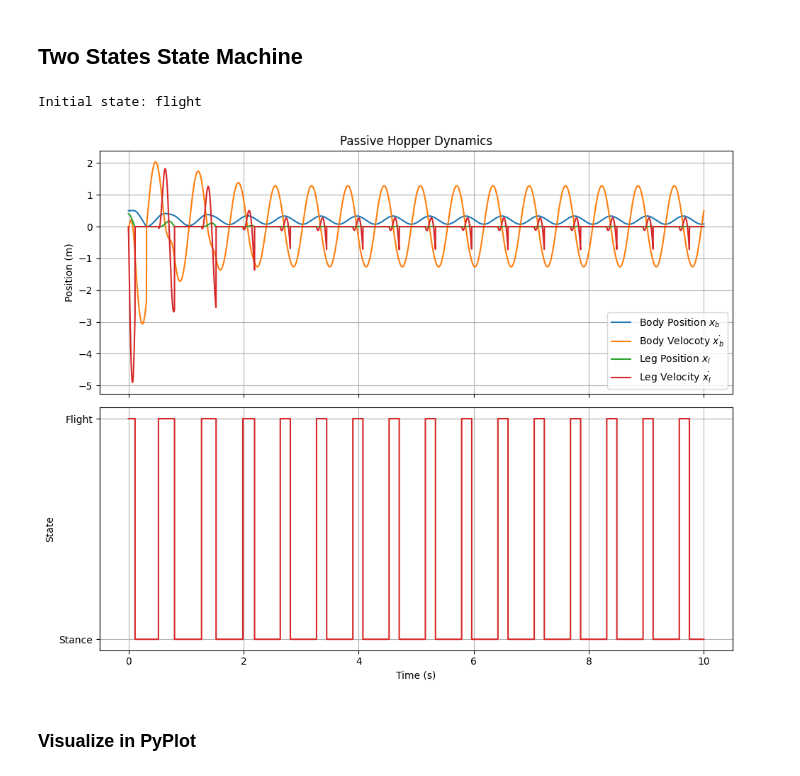
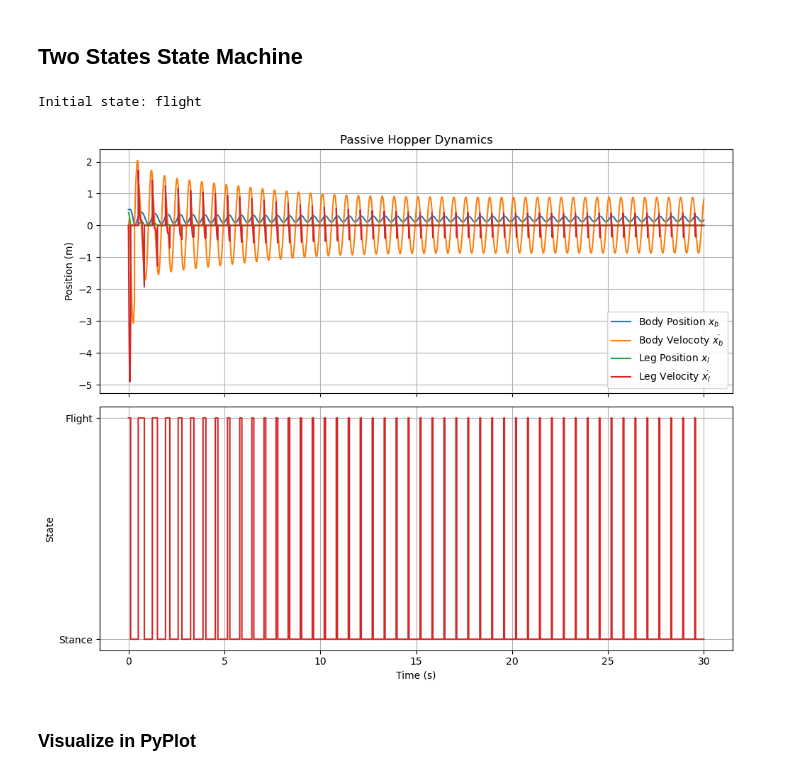
Before and after one commit to thecleverbanana/hopper_sim, a Jupyter notebook: notebooks/simple_passive_hopper.ipynb, the cells around one changed output. Cells and saved outputs as stored; diff of their text form; code cells hidden in the pictures.

```diff
--- a/notebooks/simple_passive_hopper.ipynb
+++ b/notebooks/simple_passive_hopper.ipynb
@@ -79,7 +79,7 @@ from models.simple_passive_hopper import flight_state, stance_state
 
 # --- Simulation ---
 dt = 0.001
-t_max = 10.0
+t_max = 30.0
 steps = int(t_max / dt)
 t = np.linspace(0, t_max, steps)
 
@@ -121,39 +121,49 @@ for i in range(1, steps):
                 x[i][1] = 0  # stop downward velocity (no penetration)
 
         # --- Lift-off detection ---
-        if F_Spring_prev > 0 and F_spring <= 0 and x[i][1] > 0:
+        if F_Spring_prev > 0 and F_spring <= m_l * g and x[i][1] > 0:
+            # compute velocity exchange for finite foot mass
+            v_b = x[i-1][1]
+            v_f = 0.0  # just before leaving ground
+            e = 0.1    # restitution coefficient (tune 0~0.3 for mild loss)
+            v_rel = v_b - v_f
+            v_b_new = v_b - (1 + e) * (m_l / (m_b + m_l)) * v_rel
+            v_f_new = v_f + (1 + e) * (m_b / (m_b + m_l)) * v_rel
+
+            x[i][1] = v_b_new
+            x[i][3] = v_f_new
             state = "flight"
 
 
     state_arr[i] = 1 if state == "flight" else 0
 
 
 # --- Plotting ---
 fig, axs = plt.subplots(2, 1, figsize=(10, 8), sharex=True)
 
 # Trajectories
 axs[0].plot(t, x[:, 0], label='Body Position $x_b$')
 axs[0].plot(t, x[:, 1], label='Body Velocoty $\dot{x_b}$')
 axs[0].plot(t, x[:, 2], label='Leg Position $x_l$')
 axs[0].plot(t, x[:, 3], label='Leg Velocity $\dot{x_l}$')
 axs[0].set_ylabel('Position (m)')
 axs[0].set_title('Passive Hopper Dynamics')
 axs[0].legend()
 axs[0].grid(True)
 
 # State transitions (flight = 1, stance = 0)
 axs[1].plot(t, state_arr, color='tab:red', drawstyle='steps-post')
 axs[1].set_xlabel('Time (s)')
 axs[1].set_ylabel('State')
 axs[1].set_yticks([0, 1])
 axs[1].set_yticklabels(['Stance', 'Flight'])
 axs[1].grid(True)
 
 plt.tight_layout()
 plt.show()
 # %% [output]
 Initial state: flight
-[figure, old version]
+[figure, new version]
 # %% [markdown]
 ### Visualize in PyPlot
 # %%
```
Also changed, not shown: parts of 2 cells of this notebook, 4 other files.
